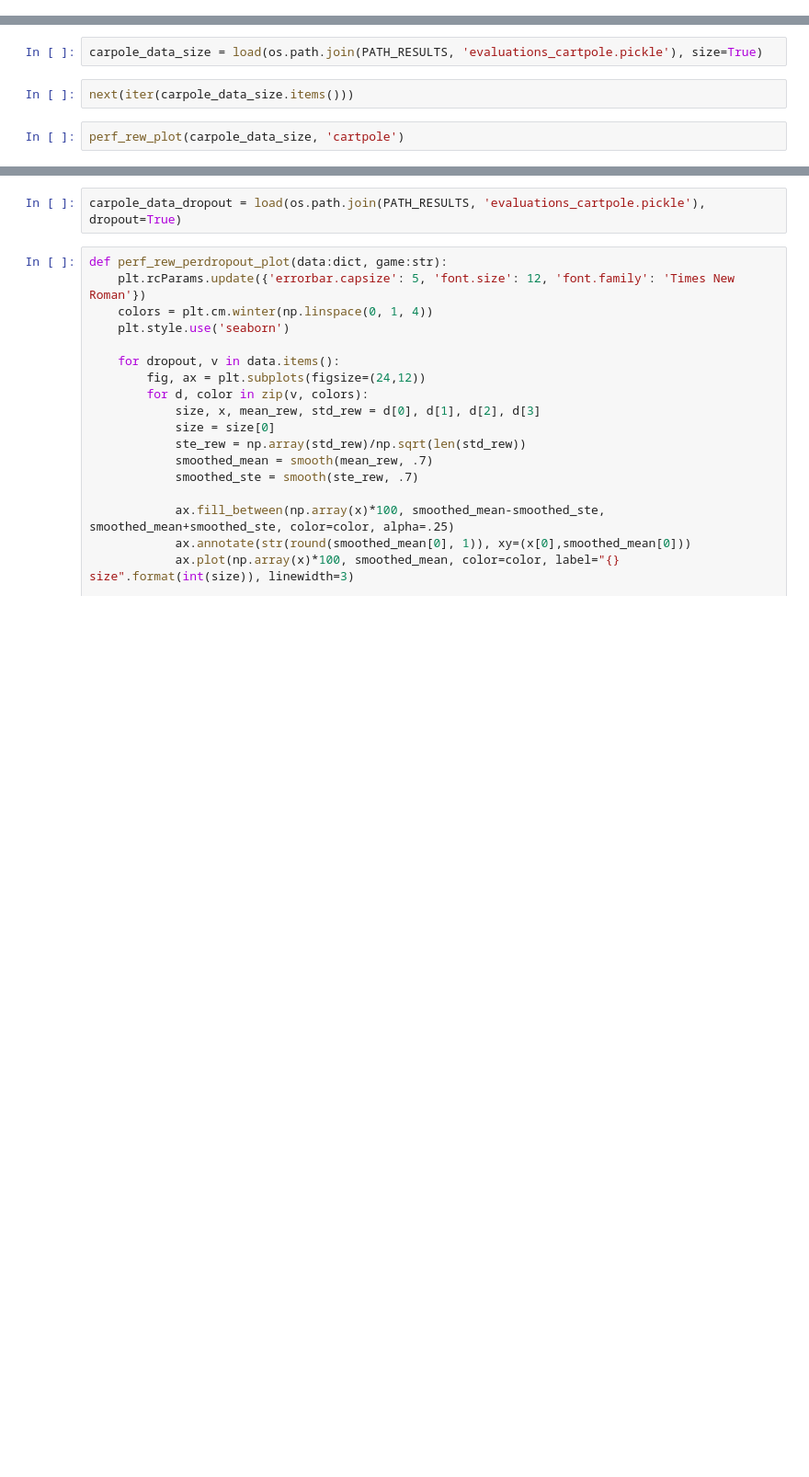
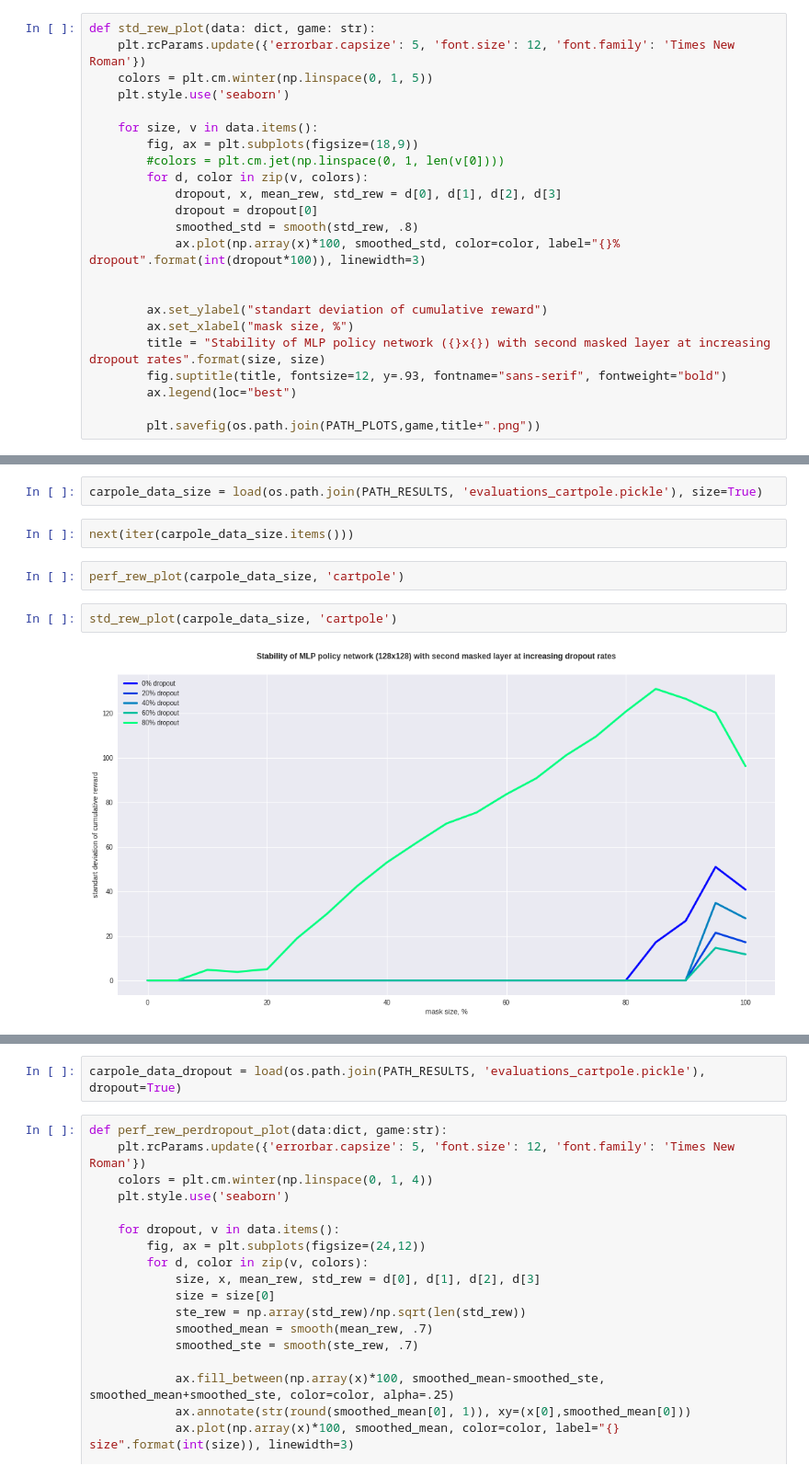
Before and after one commit to mirklys/little-projects, a Jupyter notebook: thesis/data_analysis.ipynb, the cells around one changed output, grey strips where cells are left out. Shown at 92% size. Drawn from its saved outputs; the diff is of its cells as text; blank space fills up the shorter version.

```diff
--- a/thesis/data_analysis.ipynb
+++ b/thesis/data_analysis.ipynb
@@ -72,6 +62,29 @@ def perf_rew_plot(data: dict, game: str):
         ax.legend(loc="best")
 
         plt.savefig(os.path.join(PATH_PLOTS,game,title+".png"))
+# %%
+def std_rew_plot(data: dict, game: str):
+    plt.rcParams.update({'errorbar.capsize': 5, 'font.size': 12, 'font.family': 'Times New Roman'})
+    colors = plt.cm.winter(np.linspace(0, 1, 5))
+    plt.style.use('seaborn')
+
+    for size, v in data.items():
+        fig, ax = plt.subplots(figsize=(18,9))
+        #colors = plt.cm.jet(np.linspace(0, 1, len(v[0])))
+        for d, color in zip(v, colors):
+            dropout, x, mean_rew, std_rew = d[0], d[1], d[2], d[3]
+            dropout = dropout[0]
+            smoothed_std = smooth(std_rew, .8)
+            ax.plot(np.array(x)*100, smoothed_std, color=color, label="{}% dropout".format(int(dropout*100)), linewidth=3)
+
+
+        ax.set_ylabel("standart deviation of cumulative reward")
+        ax.set_xlabel("mask size, %")
+        title = "Stability of MLP policy network ({}x{}) with second masked layer at increasing dropout rates".format(size, size)
+        fig.suptitle(title, fontsize=12, y=.93, fontname="sans-serif", fontweight="bold")
+        ax.legend(loc="best")
+
+        plt.savefig(os.path.join(PATH_PLOTS,game,title+".png"))
 # %%
 #@title
 def parse_file_name(file: str) -> tuple:
@@ -101,3 +115,7 @@ carpole_data_size = load(os.path.join(PATH_RESULTS, 'evaluations_cartpole.pickle
 next(iter(carpole_data_size.items()))
 # %%
 perf_rew_plot(carpole_data_size, 'cartpole')
+# %%
+std_rew_plot(carpole_data_size, 'cartpole')
+# %% [output]
+[figure, added]
```
Also changed, not shown: parts of 16 cells of this notebook.
